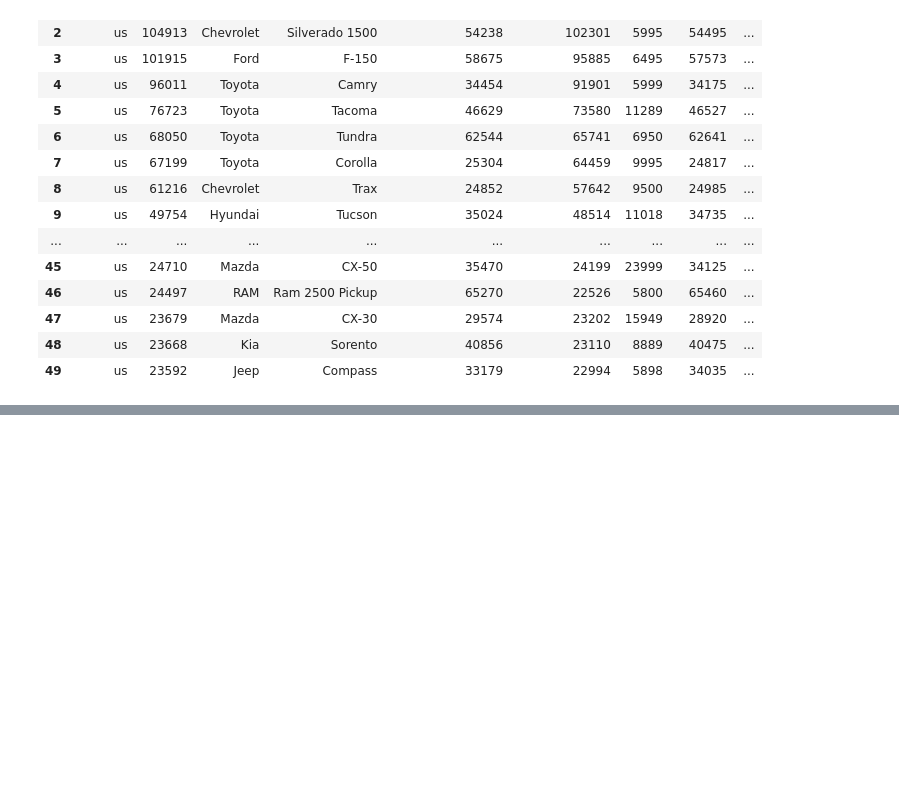
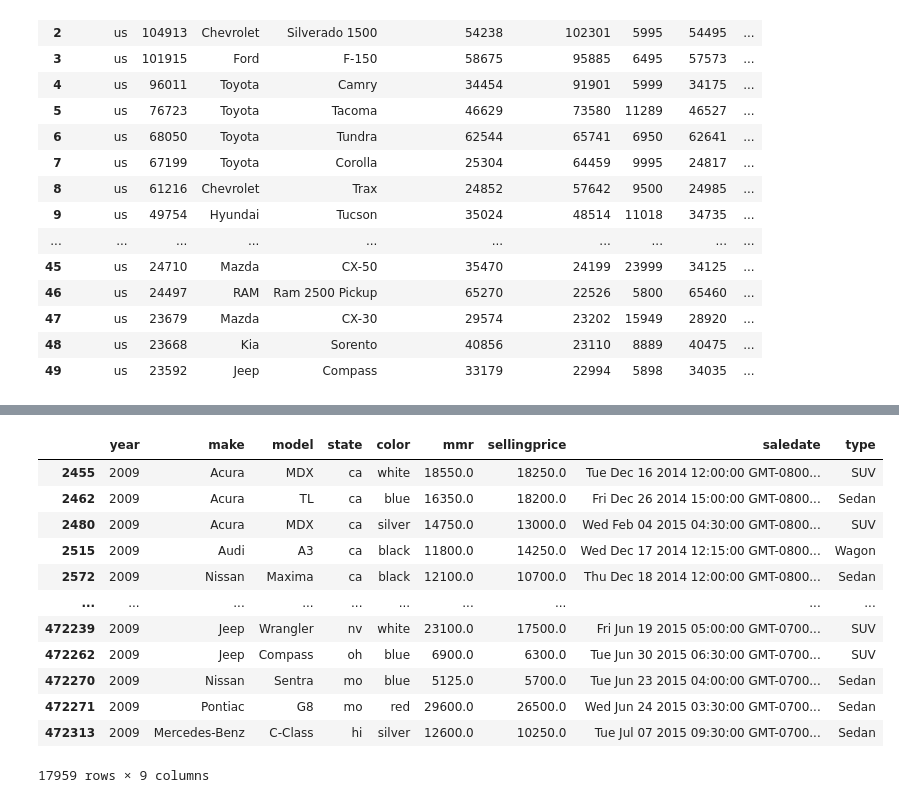
Before and after one commit to marsh52/project1, a Jupyter notebook: APICheck.ipynb, the cells around one changed output, grey strips where cells are left out. Saved outputs shown, nothing was run; the diff lists cells and outputs as text; code cells hidden in the pictures; blank space fills up the shorter version.

```diff
--- a/APICheck.ipynb
+++ b/APICheck.ipynb
@@ -84,0 +154,2 @@ df_expanded
+# %%
+df_by_year = {year: group for year, group in cars_clean_df.groupby('year')}
@@ -84,0 +246,17 @@ df_expanded
+# %%
+car_sales_2009_df = df_by_year[2009][["year","make", "model", "state", "color", "mmr", "sellingprice", "saledate", "type"]].copy()
+car_sales_2009_df
+# %% [output]
+|  | year | make | model | state | color | mmr | sellingprice | saledate | type |
+| 2455 | 2009 | Acura | MDX | ca | white | 18550.0 | 18250.0 | Tue Dec 16 2014 12:00:00 GMT-0800... | SUV |
+| 2462 | 2009 | Acura | TL | ca | blue | 16350.0 | 18200.0 | Fri Dec 26 2014 15:00:00 GMT-0800... | Sedan |
+| 2480 | 2009 | Acura | MDX | ca | silver | 14750.0 | 13000.0 | Wed Feb 04 2015 04:30:00 GMT-0800... | SUV |
+| 2515 | 2009 | Audi | A3 | ca | black | 11800.0 | 14250.0 | Wed Dec 17 2014 12:15:00 GMT-0800... | Wagon |
+| 2572 | 2009 | Nissan | Maxima | ca | black | 12100.0 | 10700.0 | Thu Dec 18 2014 12:00:00 GMT-0800... | Sedan |
+| ... | ... | ... | ... | ... | ... | ... | ... | ... | ... |
+| 472239 | 2009 | Jeep | Wrangler | nv | white | 23100.0 | 17500.0 | Fri Jun 19 2015 05:00:00 GMT-0700... | SUV |
+| 472262 | 2009 | Jeep | Compass | oh | blue | 6900.0 | 6300.0 | Tue Jun 30 2015 06:30:00 GMT-0700... | SUV |
+| 472270 | 2009 | Nissan | Sentra | mo | blue | 5125.0 | 5700.0 | Tue Jun 23 2015 04:00:00 GMT-0700... | Sedan |
+| 472271 | 2009 | Pontiac | G8 | mo | red | 29600.0 | 26500.0 | Wed Jun 24 2015 03:30:00 GMT-0700... | Sedan |
+| 472313 | 2009 | Mercedes-Benz | C-Class | hi | silver | 12600.0 | 10250.0 | Tue Jul 07 2015 09:30:00 GMT-0700... | Sedan |
+17959 rows × 9 columns
```
Also changed, not shown: parts of 16 cells of this notebook, 7 other files.
